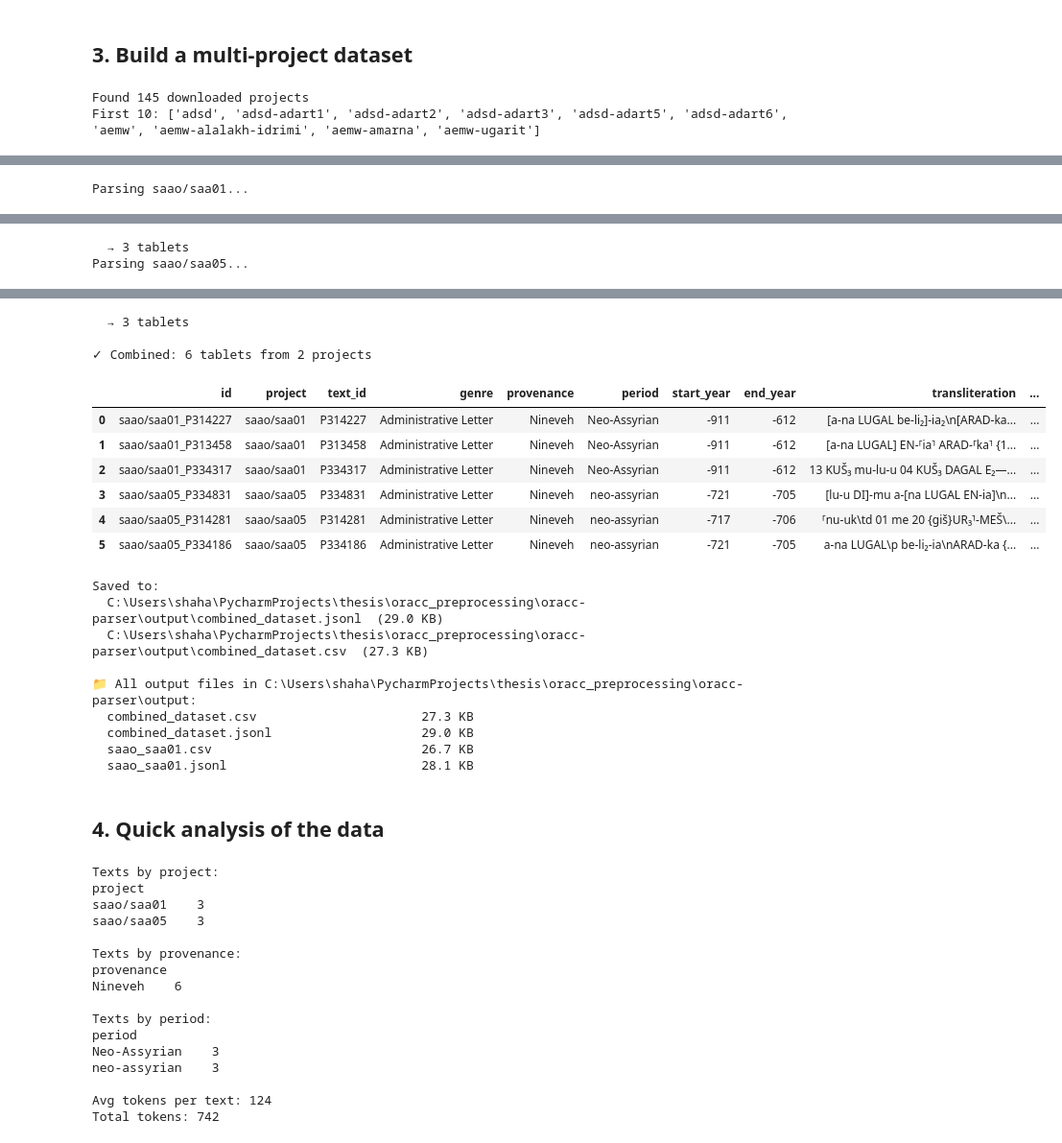
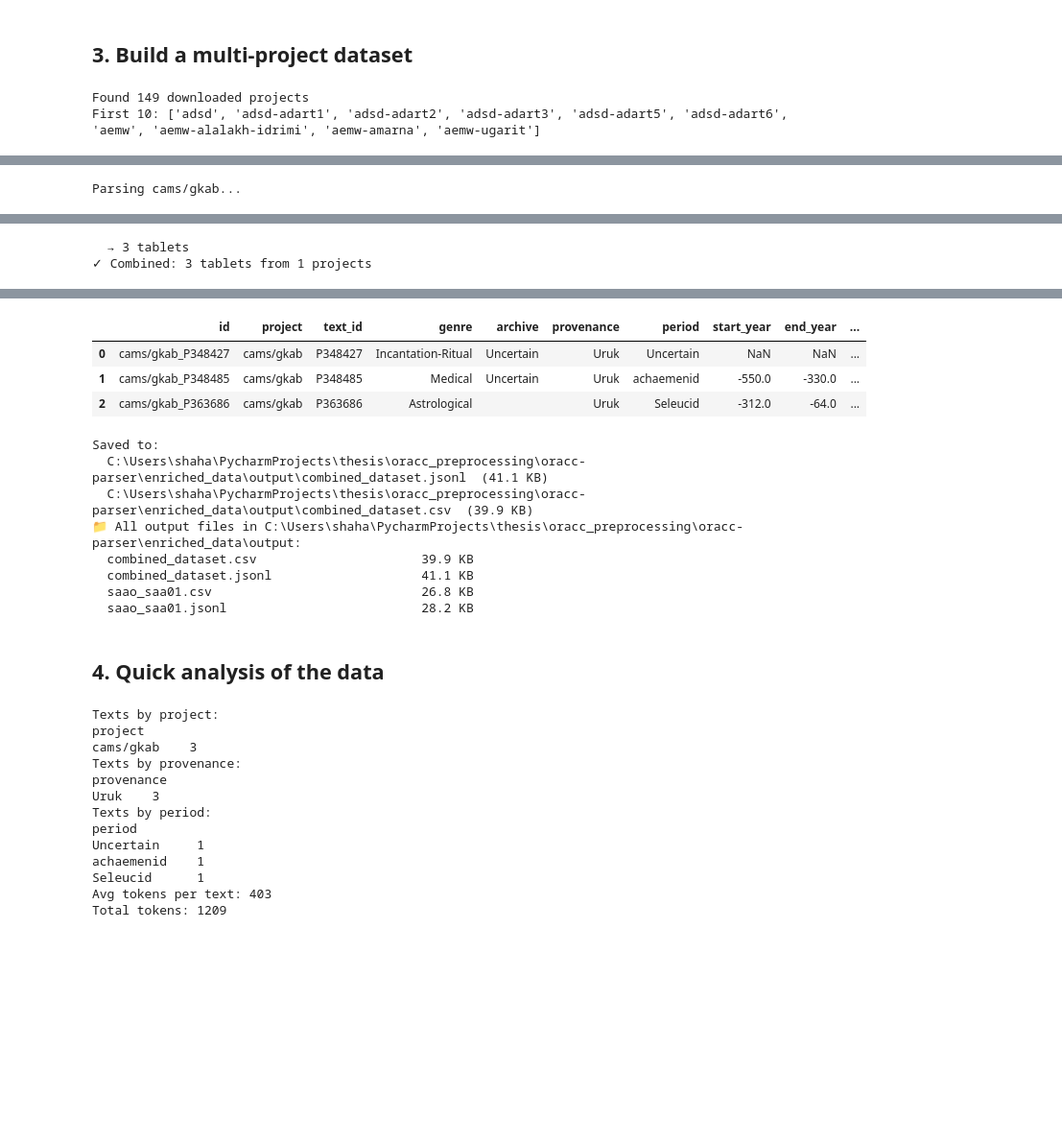
Before and after one commit to shaharspencer/oracc-parser, a Jupyter notebook: notebooks/03_configure_and_export.ipynb, the cells around one changed output, grey strips where cells are left out. Shown at 96% size. Cells and saved outputs as stored; diff of their text form; code cells hidden in the pictures; blank space fills up the shorter version.

```diff
--- a/notebooks/03_configure_and_export.ipynb
+++ b/notebooks/03_configure_and_export.ipynb
@@ -94,10 +126,10 @@ CLEANED (drop broken, mask PN+DN):
 import pandas as pd
 from pathlib import Path
 from oracc_parser import get_full_flat_table, get_metadata_table
-from oracc_parser.settings import data_dir, output_dir
+from oracc_parser.settings import DATA_DIR, OUTPUT_DIR
 
 # Find all downloaded projects
-zip_dir = data_dir() / "jsonzip"
+zip_dir = DATA_DIR / "jsonzip"
 if not zip_dir.exists():
     zip_dir = Path("../data/jsonzip")
 
@@ -105,11 +137,11 @@ downloaded = sorted([f.stem for f in zip_dir.glob("*.zip")]) if zip_dir.exists()
 print(f"Found {len(downloaded)} downloaded projects")
 print(f"First 10: {downloaded[:10]}")
 # %% [output]
-Found 145 downloaded projects
+Found 149 downloaded projects
 First 10: ['adsd', 'adsd-adart1', 'adsd-adart2', 'adsd-adart3', 'adsd-adart5', 'adsd-adart6', 'aemw', 'aemw-alalakh-idrimi', 'aemw-amarna', 'aemw-ugarit']
 # %%
 # Parse a few projects and combine
-PROJECTS = ["saao/saa01", "saao/saa05"]  # change these to what you want
+PROJECTS = ["cams/gkab"]  # change these to what you want
 config = RunConfig(limit=3)  # small limit for demo — remove for full parse
 
 all_dfs = []
@@ -124,6 +156,6 @@ for project in PROJECTS:
         print(f"  → Error: {e}")
 
 combined = pd.concat(all_dfs, ignore_index=True)
-print(f"\n✓ Combined: {len(combined)} tablets from {len(PROJECTS)} projects")
+print(f"✓ Combined: {len(combined)} tablets from {len(PROJECTS)} projects")
 display(combined)
 # %% [output]
@@ -131 +163 @@ display(combined)
-Parsing saao/saa01...
+Parsing cams/gkab...
@@ -134,2 +165,2 @@ Parsing saao/saa01...
   → 3 tablets
-Parsing saao/saa05...
+✓ Combined: 3 tablets from 1 projects
@@ -137,16 +167,10 @@ Parsing saao/saa05...
-  → 3 tablets
-
-✓ Combined: 6 tablets from 2 projects
-|  | id | project | text_id | genre | provenance | period | start_year | end_year | transliteration | ... |
-| 0 | saao/saa01_P314227 | saao/saa01 | P314227 | Administrative Letter | Nineveh | Neo-Assyrian | -911 | -612 | [a-na LUGAL be-li₂]-ia₂\n[ARAD-ka... | ... |
-| 1 | saao/saa01_P313458 | saao/saa01 | P313458 | Administrative Letter | Nineveh | Neo-Assyrian | -911 | -612 | [a-na LUGAL] EN-⸢ia⸣ ARAD-⸢ka⸣ {1... | ... |
-| 2 | saao/saa01_P334317 | saao/saa01 | P334317 | Administrative Letter | Nineveh | Neo-Assyrian | -911 | -612 | 13 KUŠ₃ mu-lu-u 04 KUŠ₃ DAGAL E₂—... | ... |
-| 3 | saao/saa05_P334831 | saao/saa05 | P334831 | Administrative Letter | Nineveh | neo-assyrian | -721 | -705 | [lu-u DI]-mu a-[na LUGAL EN-ia]\n... | ... |
-| 4 | saao/saa05_P314281 | saao/saa05 | P314281 | Administrative Letter | Nineveh | neo-assyrian | -717 | -706 | ⸢nu-uk\td 01 me 20 {giš}UR₃⸣-MEŠ\... | ... |
-| 5 | saao/saa05_P334186 | saao/saa05 | P334186 | Administrative Letter | Nineveh | neo-assyrian | -721 | -705 | a-na LUGAL\p be-li₂-ia\nARAD-ka {... | ... |
+|  | id | project | text_id | genre | archive | provenance | period | start_year | end_year | ... |
+| 0 | cams/gkab_P348427 | cams/gkab | P348427 | Incantation-Ritual | Uncertain | Uruk | Uncertain | NaN | NaN | ... |
+| 1 | cams/gkab_P348485 | cams/gkab | P348485 | Medical | Uncertain | Uruk | achaemenid | -550.0 | -330.0 | ... |
+| 2 | cams/gkab_P363686 | cams/gkab | P363686 | Astrological |  | Uruk | Seleucid | -312.0 | -64.0 | ... |
 # %%
 # Export the combined dataset
-out = output_dir()
+out = OUTPUT_DIR
 out.mkdir(parents=True, exist_ok=True)
 
 path_jsonl = out / "combined_dataset.jsonl"
@@ -158,48 +182,44 @@ combined.to_csv(path_csv, index=False)
 print(f"Saved to:")
 print(f"  {path_jsonl}  ({path_jsonl.stat().st_size/1024:.1f} KB)")
 print(f"  {path_csv}  ({path_csv.stat().st_size/1024:.1f} KB)")
-print(f"\n📁 All output files in {out}:")
+print(f"📁 All output files in {out}:")
 for f in sorted(out.iterdir()):
     if f.is_file():
         print(f"  {f.name:40s}  {f.stat().st_size/1024:.1f} KB")
 # %% [output]
 Saved to:
-  C:\Users\shaha\PycharmProjects\thesis\oracc_preprocessing\oracc-parser\output\combined_dataset.jsonl  (29.0 KB)
-  C:\Users\shaha\PycharmProjects\thesis\oracc_preprocessing\oracc-parser\output\combined_dataset.csv  (27.3 KB)
-
-📁 All output files in C:\Users\shaha\PycharmProjects\thesis\oracc_preprocessing\oracc-parser\output:
-  combined_dataset.csv                      27.3 KB
-  combined_dataset.jsonl                    29.0 KB
-  saao_saa01.csv                            26.7 KB
-  saao_saa01.jsonl                          28.1 KB
+  C:\Users\shaha\PycharmProjects\thesis\oracc_preprocessing\oracc-parser\enriched_data\output\combined_dataset.jsonl  (41.1 KB)
+  C:\Users\shaha\PycharmProjects\thesis\oracc_preprocessing\oracc-parser\enriched_data\output\combined_dataset.csv  (39.9 KB)
+📁 All output files in C:\Users\shaha\PycharmProjects\thesis\oracc_preprocessing\oracc-parser\enriched_data\output:
+  combined_dataset.csv                      39.9 KB
+  combined_dataset.jsonl                    41.1 KB
+  saao_saa01.csv                            26.8 KB
+  saao_saa01.jsonl                          28.2 KB
 # %% [markdown]
 ## 4. Quick analysis of the data
 # %%
 print("Texts by project:")
 print(combined["project"].value_counts().to_string())
 
-print("\nTexts by provenance:")
+print("Texts by provenance:")
 print(combined["provenance"].value_counts().to_string())
 
-print("\nTexts by period:")
+print("Texts by period:")
 print(combined["period"].value_counts().to_string())
 
-print(f"\nAvg tokens per text: {combined['total_tokens'].mean():.0f}")
+print(f"Avg tokens per text: {combined['total_tokens'].mean():.0f}")
 print(f"Total tokens: {combined['total_tokens'].sum()}")
 # %% [output]
 Texts by project:
 project
-saao/saa01    3
-saao/saa05    3
-
+cams/gkab    3
 Texts by provenance:
 provenance
-Nineveh    6
-
+Uruk    3
 Texts by period:
 period
-Neo-Assyrian    3
-neo-assyrian    3
-
-Avg tokens per text: 124
-Total tokens: 742
+Uncertain     1
+achaemenid    1
+Seleucid      1
+Avg tokens per text: 403
+Total tokens: 1209
```
Also changed, not shown: parts of 6 cells of this notebook, 14 other files.
